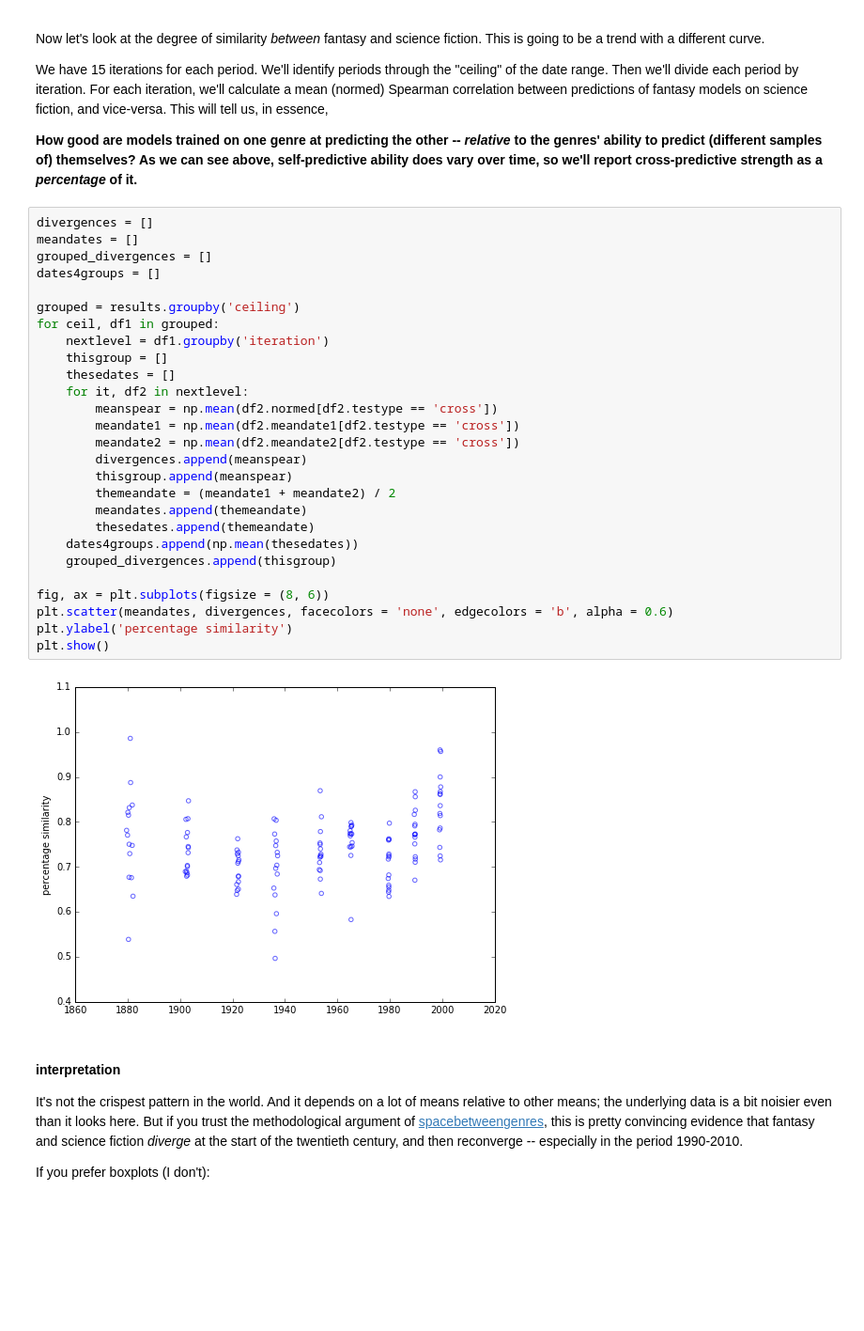
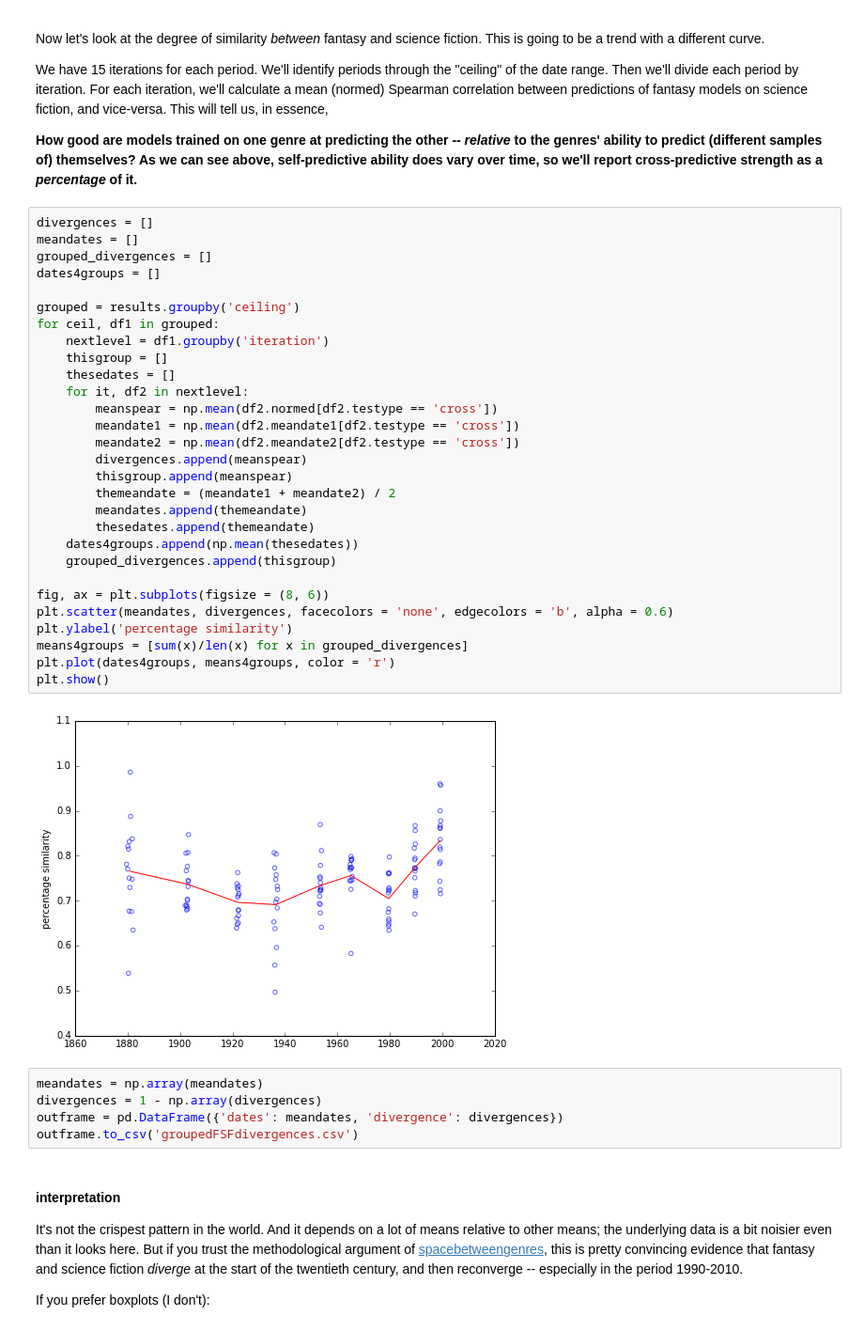
Before and after one commit to tedunderwood/measureperspective, a Jupyter notebook: results/interpretFSFcomparison.ipynb, the cells around one changed output. Shown: that part at 94% size. Cells and saved outputs as stored; diff of their text form; blank space fills up the shorter version.

Commit message:
beginning to document figures

```diff
--- a/results/interpretFSFcomparison.ipynb
+++ b/results/interpretFSFcomparison.ipynb
@@ -70,32 +70,39 @@ We have 15 iterations for each period. We'll identify periods through the "ceili
 # %%
 divergences = []
 meandates = []
 grouped_divergences = []
 dates4groups = []
 
 grouped = results.groupby('ceiling')
 for ceil, df1 in grouped:
     nextlevel = df1.groupby('iteration')
     thisgroup = []
     thesedates = []
     for it, df2 in nextlevel:
         meanspear = np.mean(df2.normed[df2.testype == 'cross'])
         meandate1 = np.mean(df2.meandate1[df2.testype == 'cross'])
         meandate2 = np.mean(df2.meandate2[df2.testype == 'cross'])
         divergences.append(meanspear)
         thisgroup.append(meanspear)
         themeandate = (meandate1 + meandate2) / 2
         meandates.append(themeandate)
         thesedates.append(themeandate)
     dates4groups.append(np.mean(thesedates))
     grouped_divergences.append(thisgroup)
 
 fig, ax = plt.subplots(figsize = (8, 6))
 plt.scatter(meandates, divergences, facecolors = 'none', edgecolors = 'b', alpha = 0.6)
 plt.ylabel('percentage similarity')
+means4groups = [sum(x)/len(x) for x in grouped_divergences]
+plt.plot(dates4groups, means4groups, color = 'r')
 plt.show()
 # %% [output]
-[figure, old version]
+[figure, new version]
+# %%
+meandates = np.array(meandates)
+divergences = 1 - np.array(divergences)
+outframe = pd.DataFrame({'dates': meandates, 'divergence': divergences})
+outframe.to_csv('groupedFSFdivergences.csv')
 # %% [markdown]
 #### interpretation
 
```
Also changed, not shown: 1 other file.
